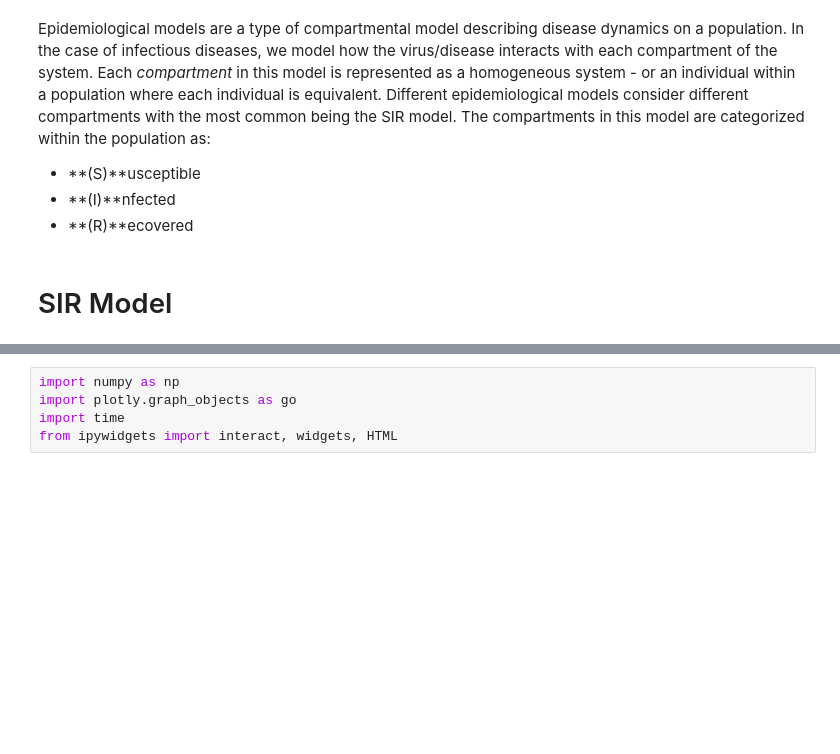
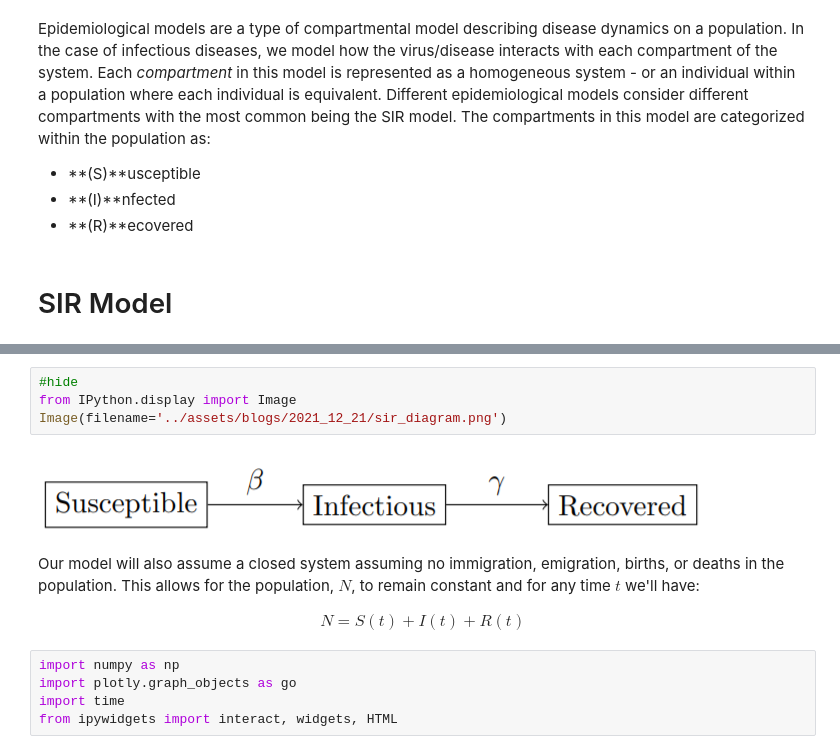
Before and after one commit to evandros-ks/fastblog, a Jupyter notebook: _notebooks/2021-12-21-SIR_Model.ipynb, the cells around one changed output, grey strips where cells are left out. Cells and saved outputs as stored; diff of their text form; blank space fills up the shorter version.

```diff
--- a/_notebooks/2021-12-21-SIR_Model.ipynb
+++ b/_notebooks/2021-12-21-SIR_Model.ipynb
@@ -25,3 +20,15 @@ $ N = S(t) + I(t) + R(t) $
+# %%
+#hide
+from IPython.display import Image
+Image(filename='../assets/blogs/2021_12_21/sir_diagram.png')
+# %% [output]
+[figure, added]
+# %% [markdown]
+Our model will also assume a closed system assuming no immigration, emigration, births, or deaths in the population. This allows for the population, $N$, to remain constant and for any time $t$ we'll have:
+
+<center>
+$ N = S(t) + I(t) + R(t) $
+</center>
 # %%
 import numpy as np
 import plotly.graph_objects as go
```
Also changed, not shown: parts of 8 cells of this notebook.
